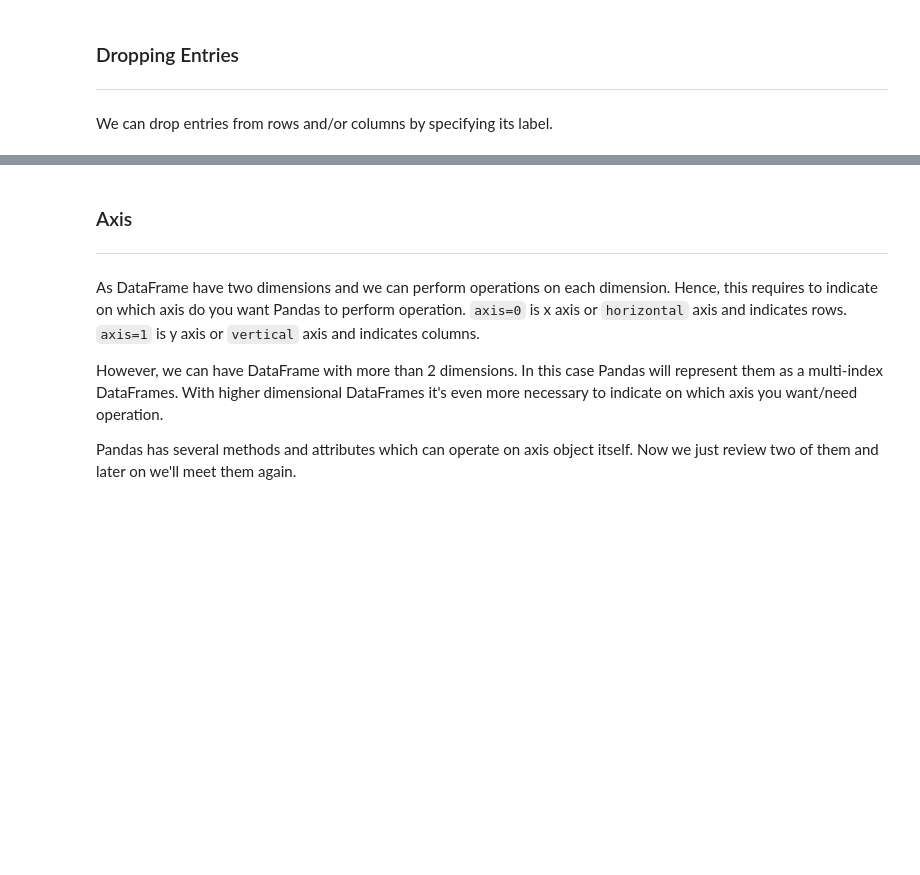
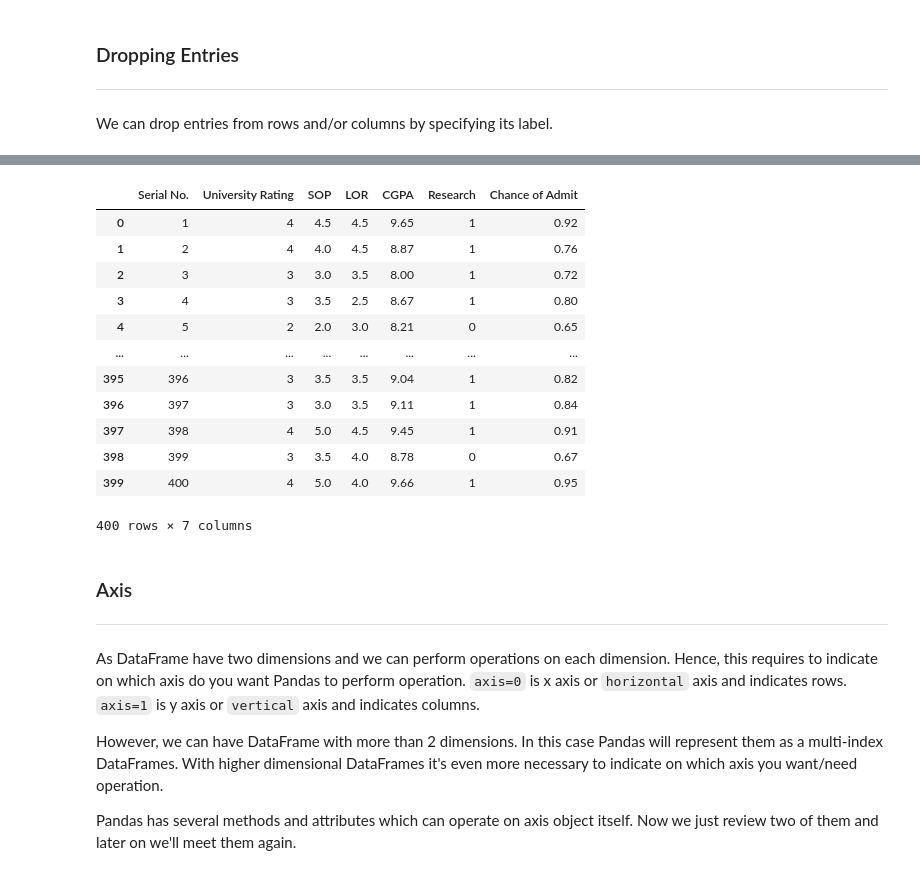
Before and after one commit to Okroshiashvili/Data_Analysis_Python, a Jupyter notebook: Lecture 2/Introduction_to_Pandas.ipynb, the cells around one changed output, grey strips where cells are left out. Drawn from its saved outputs; the diff is of its cells as text; code cells hidden in the pictures; blank space fills up the shorter version.

```diff
--- a/Lecture 2/Introduction_to_Pandas.ipynb
+++ b/Lecture 2/Introduction_to_Pandas.ipynb
@@ -545,15 +788,29 @@ We can drop entries from rows and/or columns by specifying its label.
 # %%
-df.drop(0) # Drop one row
+df.drop(0, axis=0) # Drop one row
 
-df.drop([0, 1, 2]) # Drop three rows
+df.drop([0, 1, 2], axis=0) # Drop three rows
 
-df.drop(df.index) # Drop all rows
+df.drop(df.index, axis=0) # Drop all rows
 
-#----------------------------------------------
+# #----------------------------------------------
 
 df.drop("GRE Score", axis=1) # Drop one column
 
 df.drop(["GRE Score", "TOEFL Score"], axis=1)
+# %% [output]
+|  | Serial No. | University Rating | SOP | LOR | CGPA | Research | Chance of Admit |
+| 0 | 1 | 4 | 4.5 | 4.5 | 9.65 | 1 | 0.92 |
+| 1 | 2 | 4 | 4.0 | 4.5 | 8.87 | 1 | 0.76 |
+| 2 | 3 | 3 | 3.0 | 3.5 | 8.00 | 1 | 0.72 |
+| 3 | 4 | 3 | 3.5 | 2.5 | 8.67 | 1 | 0.80 |
+| 4 | 5 | 2 | 2.0 | 3.0 | 8.21 | 0 | 0.65 |
+| ... | ... | ... | ... | ... | ... | ... | ... |
+| 395 | 396 | 3 | 3.5 | 3.5 | 9.04 | 1 | 0.82 |
+| 396 | 397 | 3 | 3.0 | 3.5 | 9.11 | 1 | 0.84 |
+| 397 | 398 | 4 | 5.0 | 4.5 | 9.45 | 1 | 0.91 |
+| 398 | 399 | 3 | 3.5 | 4.0 | 8.78 | 0 | 0.67 |
+| 399 | 400 | 4 | 5.0 | 4.0 | 9.66 | 1 | 0.95 |
+400 rows × 7 columns
 # %% [markdown]
 ### Axis
 
```
Also changed, not shown: parts of 62 cells of this notebook, 14 other files.
